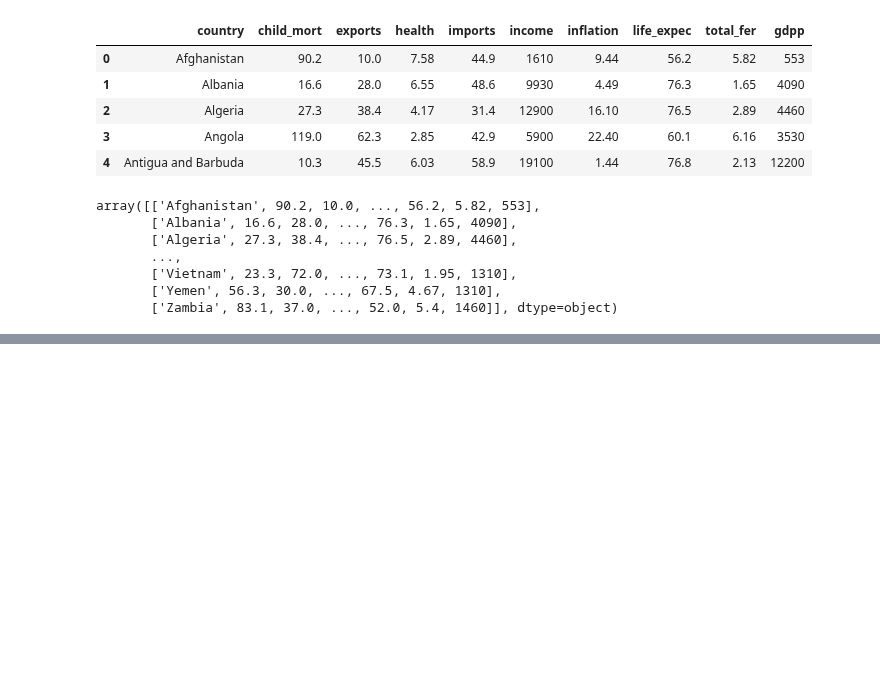
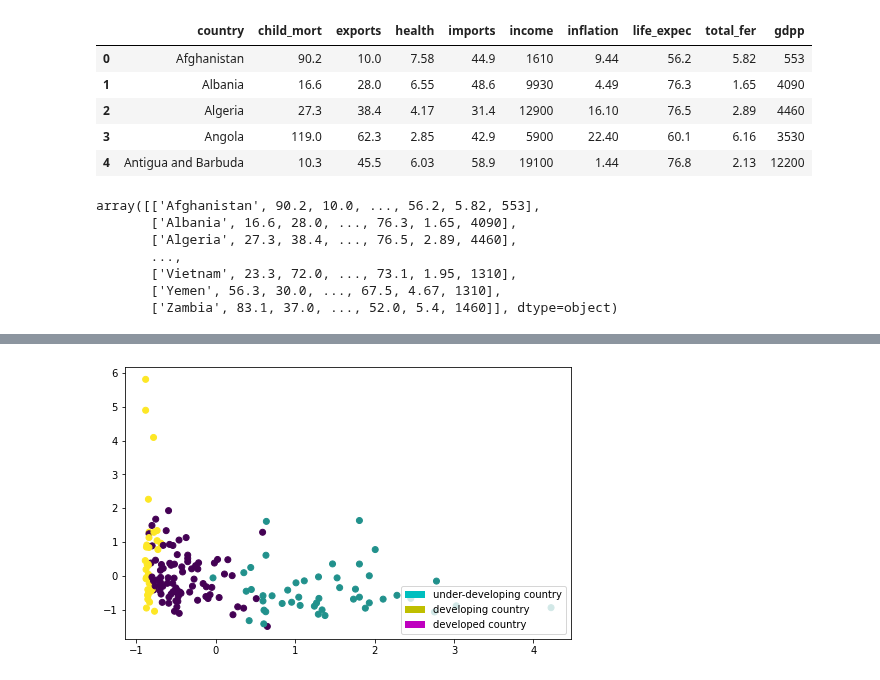
Before and after one commit to ab17254/ce888, a Jupyter notebook: Lab6/Task_7.ipynb, the cells around one changed output, grey strips where cells are left out. Drawn from its saved outputs; the diff is of its cells as text; code cells hidden in the pictures; blank space fills up the shorter version.

Commit message:
Added StandardScaler

```diff
--- a/Lab6/Task_7.ipynb
+++ b/Lab6/Task_7.ipynb
@@ -79,0 +73,6 @@ plt.show()
+# %%
+sc = StandardScaler()
+x_std = sc.fit_transform(x)
+# %%
+km.fit(x_std)
+km.labels_
@@ -79,0 +88,13 @@ plt.show()
+# %%
+plt.figure(figsize=(8,5))
+
+classes = ['under-developing country', 'developing country', 'developed country']
+colours = ['c','y','m']
+leg = []
+for i in range(0,len(colours)):
+    leg.append(mpatches.Rectangle((0,0),1,1,fc=colours[i]))
+plt.legend(leg,classes,loc=4)
+plt.scatter(x_std[:,0],x_std[:,1], c=km.labels_)
+plt.show()
+# %% [output]
+[figure, added]
```
Also changed, not shown: parts of 9 cells of this notebook.
